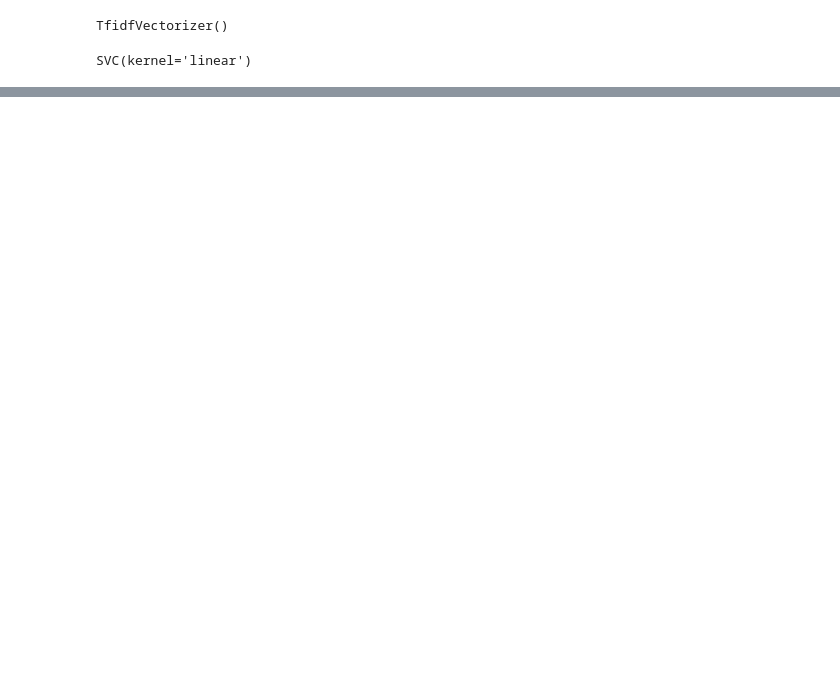
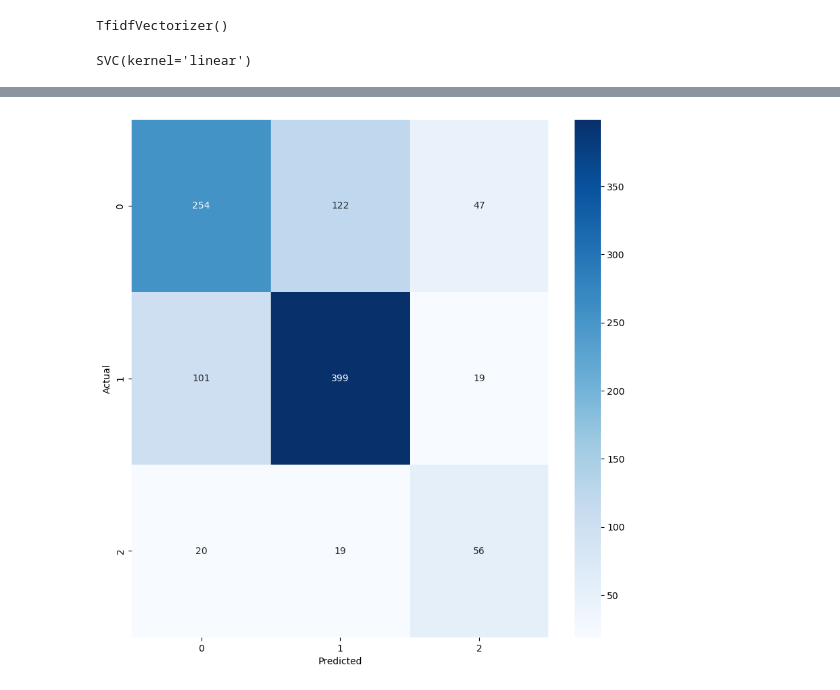
Before and after one commit to shu7bh/Contract-NLI, a Jupyter notebook: baselines/doc_tf-idf_svm.ipynb, the cells around one changed output, grey strips where cells are left out. Drawn from its saved outputs; the diff is of its cells as text; code cells hidden in the pictures; blank space fills up the shorter version.

```diff
--- a/baselines/doc_tf-idf_svm.ipynb
+++ b/baselines/doc_tf-idf_svm.ipynb
@@ -92,7 +92,7 @@ X_train, Y_train = get_XY(train, tfidf, hypothesis, labels=labels)
 from sklearn.svm import SVC
 
 model = SVC(kernel='linear')
-model.fit(X_train[:1000], Y_train[:1000])
+model.fit(X_train[:2000], Y_train[:2000])
 # %% [output]
 SVC(kernel='linear')
 # %%
@@ -104,0 +102,19 @@ model.score(X_dev, Y_dev)
+# %%
+import wandb
+from sklearn.metrics import confusion_matrix
+import seaborn as sns
+import matplotlib.pyplot as plt
+from sklearn.metrics import classification_report
+
+wandb.init(entity="contract-nli-db", project="doc_tf-if_svm")
+config = wandb.config
+
+config.kernel = 'linear'
+config.train_size = 2000
+config.dev_size = len(X_dev)
+
+wandb.log({'accuracy': model.score(X_dev, Y_dev)})
+
+Y_pred = model.predict(X_dev)
+report = classification_report(Y_dev, Y_pred, output_dict=True)
+wandb.log(report)
@@ -104,0 +130,10 @@ model.score(X_dev, Y_dev)
+# %%
+cm = confusion_matrix(Y_dev, Y_pred)
+plt.figure(figsize=(10, 10))
+sns.heatmap(cm, annot=True, fmt='d', cmap='Blues')
+plt.xlabel('Predicted')
+plt.ylabel('Actual')
+plt.savefig('doc_tf-idf_svm.png')
+wandb.log({'confusion_matrix': wandb.Image('doc_tf-idf_svm.png')})
+# %% [output]
+[figure, added]
```
Also changed, not shown: parts of 4 cells of this notebook, 2 other files.
